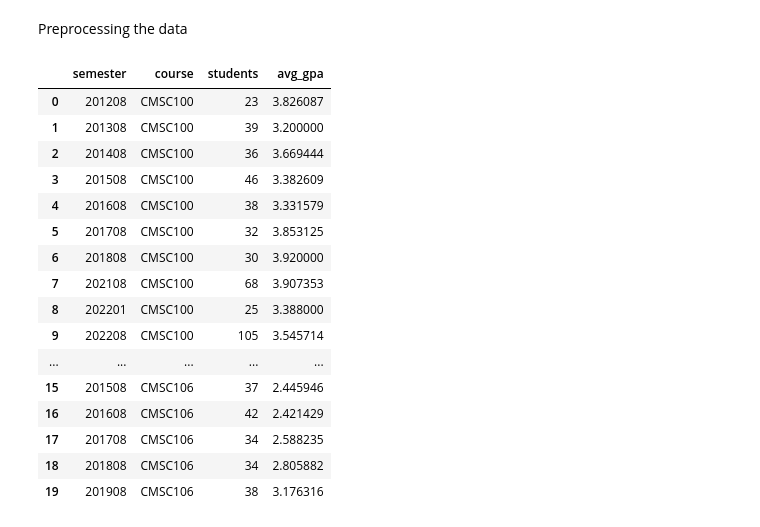
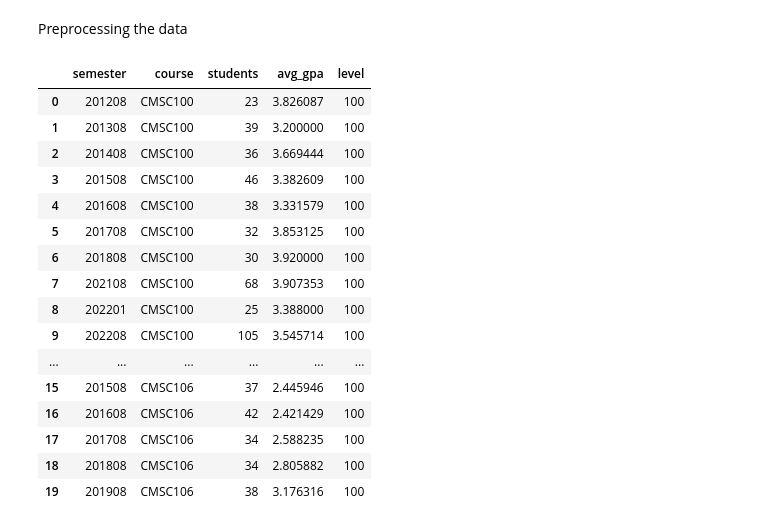
Before and after one commit to jihyopark/cmsc320-final-tutorial, a Jupyter notebook: final_tutorial.ipynb, the cells around one changed output. Cells and saved outputs as stored; diff of their text form; code cells hidden in the pictures.

```diff
--- a/final_tutorial.ipynb
+++ b/final_tutorial.ipynb
@@ -76,42 +78,43 @@ gpas = [gpa_map[grade] for grade in grades]
 # %%
 # build a DataFrame with all course data
 df = pd.DataFrame()
 
 for x in courses:
     grade_data = pd.read_json(f'./data/{x}.json')
     grade_data.drop(columns=['professor', 'section', "Other", "W"], inplace=True)
     grade_data = grade_data.groupby(['semester']).sum().reset_index()
     grade_data['students'] = grade_data[grades].sum(axis=1)
     grade_data.drop(grade_data[grade_data['students'] == 0].index, inplace=True)
 
     avg_gpa = []
     for index, row in grade_data.iterrows():
         avg_gpa.append(np.dot(row[grades], gpas) / row['students'])
 
     grade_data['avg_gpa'] = avg_gpa
     grade_data.drop(columns=grades, inplace=True)
     grade_data['course'] = x
+    grade_data['level'] = int(x[4]) * 100
 
     df = pd.concat([df, grade_data])
 
 df = df.reset_index()
 df.drop(columns=['index'], inplace=True)
 df.head(20)
 # %% [output]
-|  | semester | course | students | avg_gpa |
-| 0 | 201208 | CMSC100 | 23 | 3.826087 |
-| 1 | 201308 | CMSC100 | 39 | 3.200000 |
-| 2 | 201408 | CMSC100 | 36 | 3.669444 |
-| 3 | 201508 | CMSC100 | 46 | 3.382609 |
-| 4 | 201608 | CMSC100 | 38 | 3.331579 |
-| 5 | 201708 | CMSC100 | 32 | 3.853125 |
-| 6 | 201808 | CMSC100 | 30 | 3.920000 |
-| 7 | 202108 | CMSC100 | 68 | 3.907353 |
-| 8 | 202201 | CMSC100 | 25 | 3.388000 |
-| 9 | 202208 | CMSC100 | 105 | 3.545714 |
-| ... | ... | ... | ... | ... |
-| 15 | 201508 | CMSC106 | 37 | 2.445946 |
-| 16 | 201608 | CMSC106 | 42 | 2.421429 |
-| 17 | 201708 | CMSC106 | 34 | 2.588235 |
-| 18 | 201808 | CMSC106 | 34 | 2.805882 |
-| 19 | 201908 | CMSC106 | 38 | 3.176316 |
+|  | semester | course | students | avg_gpa | level |
+| 0 | 201208 | CMSC100 | 23 | 3.826087 | 100 |
+| 1 | 201308 | CMSC100 | 39 | 3.200000 | 100 |
+| 2 | 201408 | CMSC100 | 36 | 3.669444 | 100 |
+| 3 | 201508 | CMSC100 | 46 | 3.382609 | 100 |
+| 4 | 201608 | CMSC100 | 38 | 3.331579 | 100 |
+| 5 | 201708 | CMSC100 | 32 | 3.853125 | 100 |
+| 6 | 201808 | CMSC100 | 30 | 3.920000 | 100 |
+| 7 | 202108 | CMSC100 | 68 | 3.907353 | 100 |
+| 8 | 202201 | CMSC100 | 25 | 3.388000 | 100 |
+| 9 | 202208 | CMSC100 | 105 | 3.545714 | 100 |
+| ... | ... | ... | ... | ... | ... |
+| 15 | 201508 | CMSC106 | 37 | 2.445946 | 100 |
+| 16 | 201608 | CMSC106 | 42 | 2.421429 | 100 |
+| 17 | 201708 | CMSC106 | 34 | 2.588235 | 100 |
+| 18 | 201808 | CMSC106 | 34 | 2.805882 | 100 |
+| 19 | 201908 | CMSC106 | 38 | 3.176316 | 100 |
```
Also changed, not shown: parts of 6 cells of this notebook.
